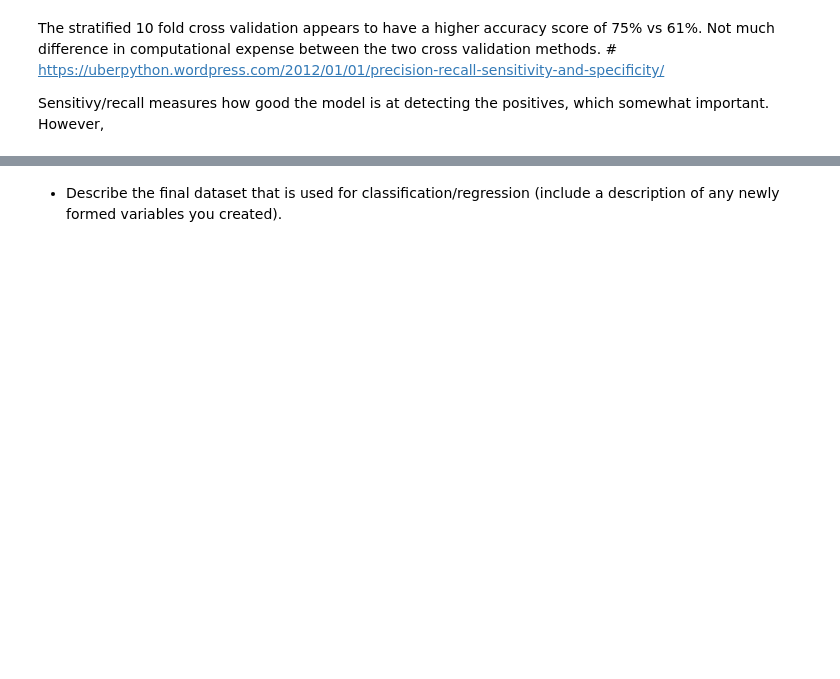
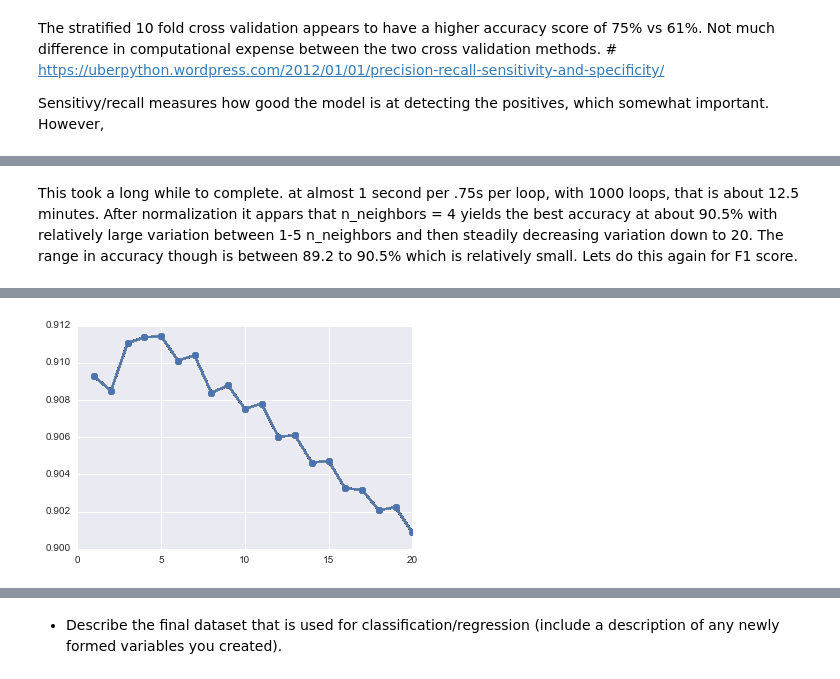
Before and after one commit to Dangerbotz/network_intrusion_detection_system, a Jupyter notebook: peter_lab2.ipynb, the cells around one changed output, grey strips where cells are left out. Drawn from its saved outputs; the diff is of its cells as text; code cells hidden in the pictures; blank space fills up the shorter version.

```diff
--- a/peter_lab2.ipynb
+++ b/peter_lab2.ipynb
@@ -241,0 +324,15 @@ However,
+# %% [markdown]
+This took a long while to complete. at almost 1 second per .75s per loop, with 1000 loops, that is about 12.5 minutes. After normalization it appars that n_neighbors = 4 yields the best accuracy at about 90.5% with relatively large variation between 1-5 n_neighbors and then steadily decreasing variation down to 20.  The range in accuracy though is between 89.2 to 90.5% which is relatively small.  Lets do this again for F1 score.
+# %%
+from sklearn.preprocessing import MinMaxScaler
+X_transformed = MinMaxScaler().fit_transform(X)
+avg_scores = []
+all_scores = []
+parameter_values = list(range(1, 21))  # Include 20
+for n_neighbors in parameter_values:
+    estimator = KNeighborsClassifier(n_neighbors=n_neighbors)
+    scores = cross_val_score(estimator, X_transformed, y, scoring='f1')
+    avg_scores.append(np.mean(scores))
+    all_scores.append(scores)
+%timeit plt.plot(parameter_values, avg_scores, '-o')
+# %% [output]
@@ -241,0 +341 @@ However,
+[figure, added]
```
Also changed, not shown: parts of 33 cells of this notebook.
